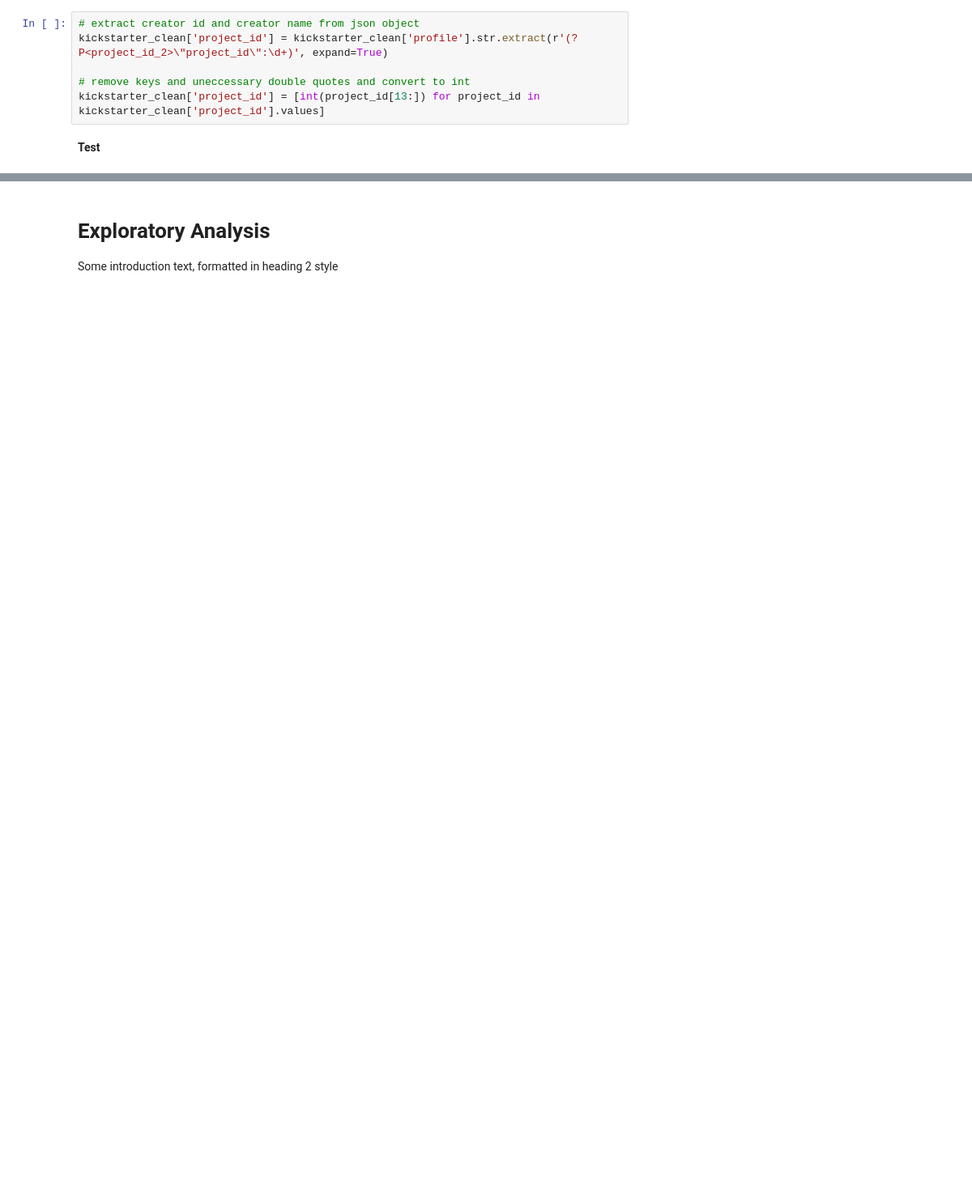
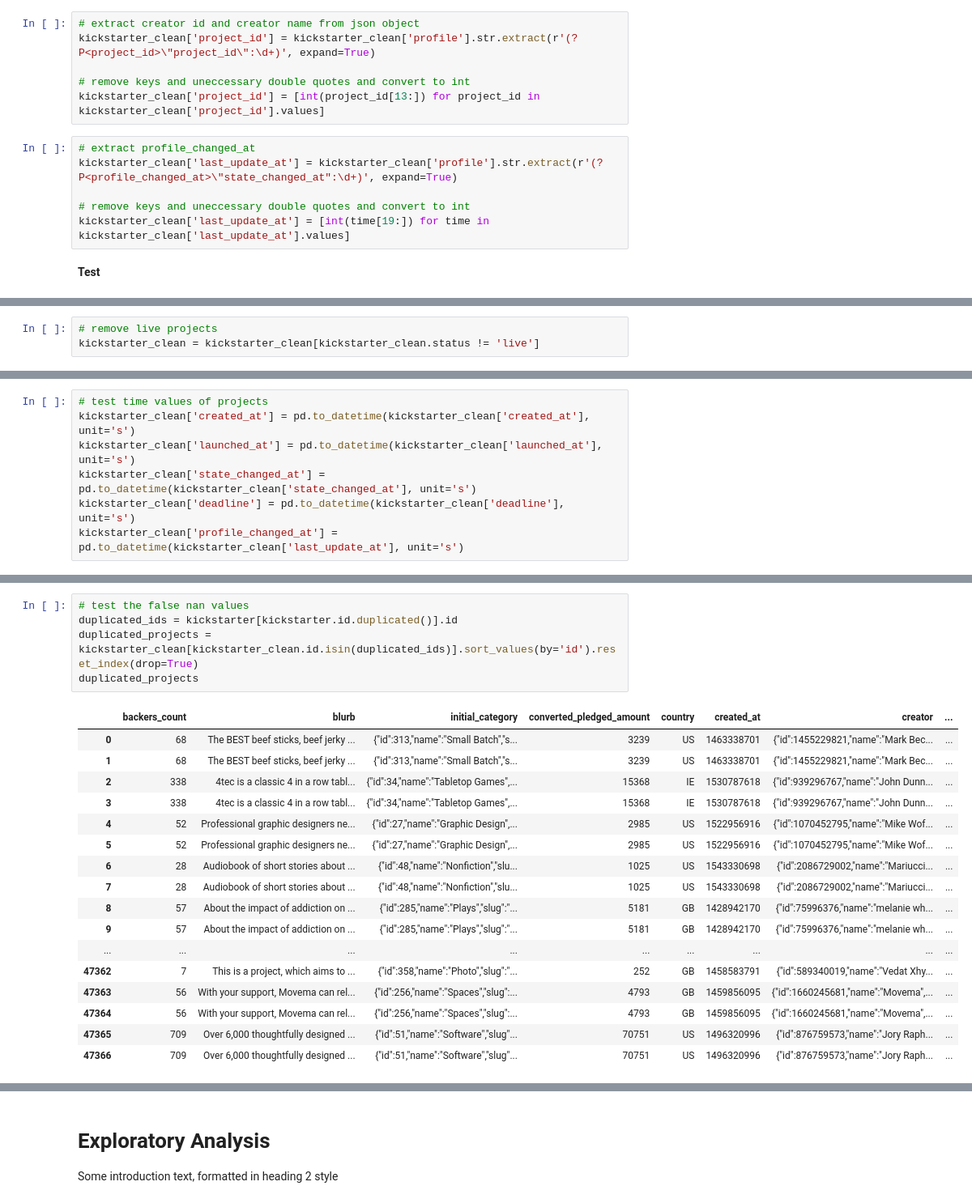
Before and after one commit to faymarie/crowdfunding-analysis, a Jupyter notebook: crowdfunding-analysis.ipynb, the cells around one changed output, grey strips where cells are left out. Shown: that part at 81% size. Saved outputs shown, nothing was run; the diff lists cells and outputs as text; blank space fills up the shorter version.

```diff
--- a/crowdfunding-analysis.ipynb
+++ b/crowdfunding-analysis.ipynb
@@ -750,8 +828,14 @@ Due to un-escaped quotation marks within values, the JSON is invalid. We extract
 # %%
 # extract creator id and creator name from json object
-kickstarter_clean['project_id'] = kickstarter_clean['profile'].str.extract(r'(?P<project_id_2>\"project_id\":\d+)', expand=True)
+kickstarter_clean['project_id'] = kickstarter_clean['profile'].str.extract(r'(?P<project_id>\"project_id\":\d+)', expand=True)
 
 # remove keys and uneccessary double quotes and convert to int
 kickstarter_clean['project_id'] = [int(project_id[13:]) for project_id in kickstarter_clean['project_id'].values]
+# %%
+# extract profile_changed_at
+kickstarter_clean['last_update_at'] = kickstarter_clean['profile'].str.extract(r'(?P<profile_changed_at>\"state_changed_at":\d+)', expand=True)
+
+# remove keys and uneccessary double quotes and convert to int
+kickstarter_clean['last_update_at'] = [int(time[19:]) for time in kickstarter_clean['last_update_at'].values]
 # %% [markdown]
 **Test**
@@ -778,0 +872,3 @@ kickstarter_clean[['project_id', 'profile']].sample(20)
+# %%
+# remove live projects
+kickstarter_clean = kickstarter_clean[kickstarter_clean.status != 'live']
@@ -778,0 +898,7 @@ kickstarter_clean[['project_id', 'profile']].sample(20)
+# %%
+# test time values of projects
+kickstarter_clean['created_at'] = pd.to_datetime(kickstarter_clean['created_at'], unit='s')
+kickstarter_clean['launched_at'] = pd.to_datetime(kickstarter_clean['launched_at'], unit='s')
+kickstarter_clean['state_changed_at'] = pd.to_datetime(kickstarter_clean['state_changed_at'], unit='s')
+kickstarter_clean['deadline'] = pd.to_datetime(kickstarter_clean['deadline'], unit='s')
+kickstarter_clean['profile_changed_at'] = pd.to_datetime(kickstarter_clean['last_update_at'], unit='s')
@@ -778,0 +922,23 @@ kickstarter_clean[['project_id', 'profile']].sample(20)
+# %%
+# test the false nan values
+duplicated_ids = kickstarter[kickstarter.id.duplicated()].id
+duplicated_projects = kickstarter_clean[kickstarter_clean.id.isin(duplicated_ids)].sort_values(by='id').reset_index(drop=True)
+duplicated_projects
+# %% [output]
+|  | backers_count | blurb | initial_category | converted_pledged_amount | country | created_at | creator | ... |
+| 0 | 68 | The BEST beef sticks, beef jerky ... | {"id":313,"name":"Small Batch","s... | 3239 | US | 1463338701 | {"id":1455229821,"name":"Mark Bec... | ... |
+| 1 | 68 | The BEST beef sticks, beef jerky ... | {"id":313,"name":"Small Batch","s... | 3239 | US | 1463338701 | {"id":1455229821,"name":"Mark Bec... | ... |
+| 2 | 338 | 4tec is a classic 4 in a row tabl... | {"id":34,"name":"Tabletop Games",... | 15368 | IE | 1530787618 | {"id":939296767,"name":"John Dunn... | ... |
+| 3 | 338 | 4tec is a classic 4 in a row tabl... | {"id":34,"name":"Tabletop Games",... | 15368 | IE | 1530787618 | {"id":939296767,"name":"John Dunn... | ... |
+| 4 | 52 | Professional graphic designers ne... | {"id":27,"name":"Graphic Design",... | 2985 | US | 1522956916 | {"id":1070452795,"name":"Mike Wof... | ... |
+| 5 | 52 | Professional graphic designers ne... | {"id":27,"name":"Graphic Design",... | 2985 | US | 1522956916 | {"id":1070452795,"name":"Mike Wof... | ... |
+| 6 | 28 | Audiobook of short stories about ... | {"id":48,"name":"Nonfiction","slu... | 1025 | US | 1543330698 | {"id":2086729002,"name":"Mariucci... | ... |
+| 7 | 28 | Audiobook of short stories about ... | {"id":48,"name":"Nonfiction","slu... | 1025 | US | 1543330698 | {"id":2086729002,"name":"Mariucci... | ... |
+| 8 | 57 | About the impact of addiction on ... | {"id":285,"name":"Plays","slug":"... | 5181 | GB | 1428942170 | {"id":75996376,"name":"melanie wh... | ... |
+| 9 | 57 | About the impact of addiction on ... | {"id":285,"name":"Plays","slug":"... | 5181 | GB | 1428942170 | {"id":75996376,"name":"melanie wh... | ... |
+| ... | ... | ... | ... | ... | ... | ... | ... | ... |
+| 47362 | 7 | This is a project, which aims to ... | {"id":358,"name":"Photo","slug":"... | 252 | GB | 1458583791 | {"id":589340019,"name":"Vedat Xhy... | ... |
+| 47363 | 56 | With your support, Movema can rel... | {"id":256,"name":"Spaces","slug":... | 4793 | GB | 1459856095 | {"id":1660245681,"name":"Movema",... | ... |
+| 47364 | 56 | With your support, Movema can rel... | {"id":256,"name":"Spaces","slug":... | 4793 | GB | 1459856095 | {"id":1660245681,"name":"Movema",... | ... |
+| 47365 | 709 | Over 6,000 thoughtfully designed ... | {"id":51,"name":"Software","slug"... | 70751 | US | 1496320996 | {"id":876759573,"name":"Jory Raph... | ... |
+| 47366 | 709 | Over 6,000 thoughtfully designed ... | {"id":51,"name":"Software","slug"... | 70751 | US | 1496320996 | {"id":876759573,"name":"Jory Raph... | ... |
```
Also changed, not shown: parts of 43 cells of this notebook.
